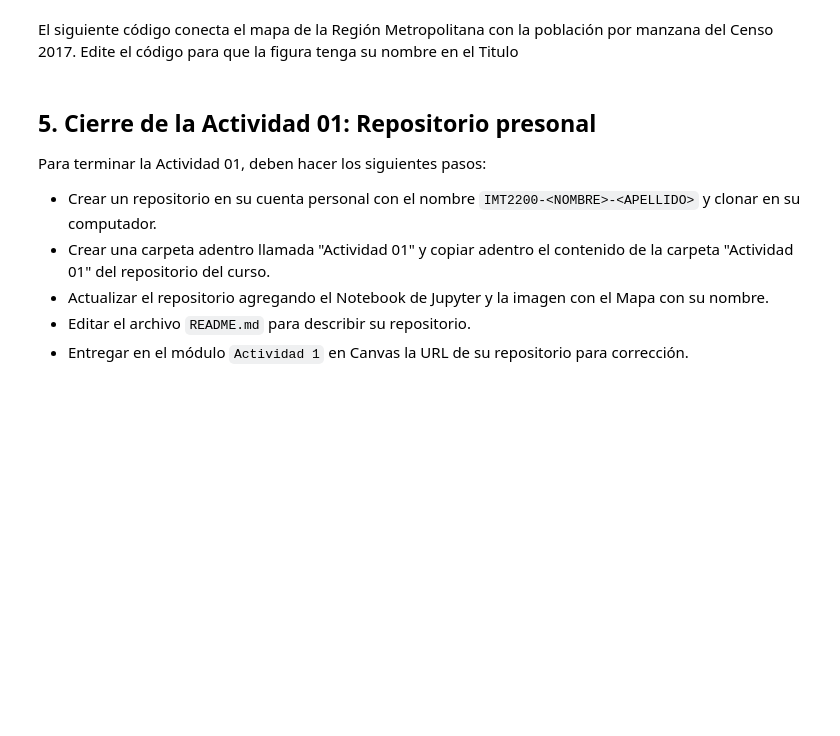
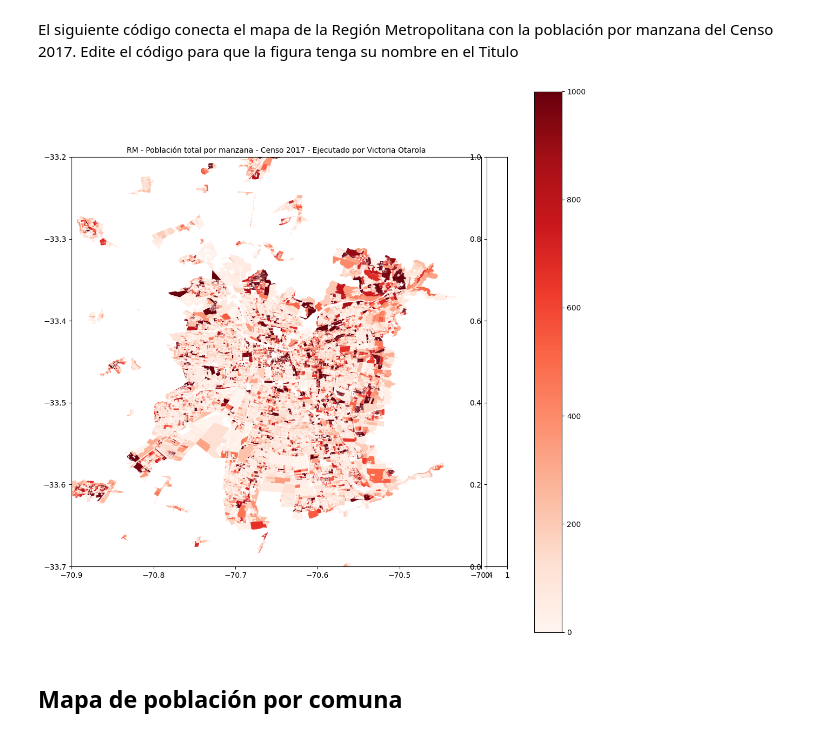
Before and after one commit to vickyotarola/IMT2200-Victoria-Otarola, a Jupyter notebook: Actividad 01/IMT2200 - Actividad 01.ipynb, the cells around one changed output. Saved outputs shown, nothing was run; the diff lists cells and outputs as text; code cells hidden in the pictures; blank space fills up the shorter version.

Commit message:
agrego cositas al notebook

```diff
--- a/Actividad 01/IMT2200 - Actividad 01.ipynb
+++ b/Actividad 01/IMT2200 - Actividad 01.ipynb
@@ -84,40 +150,35 @@ El siguiente código conecta el mapa de la Región Metropolitana con la poblaci
 # %%
 from mpl_toolkits.axes_grid1 import make_axes_locatable
 import matplotlib.colors as colors
 
 #Crear figura y ejes
 fig=plt.figure(figsize=(13,13))
 ax=fig.add_subplot(111)
 divider = make_axes_locatable(ax)
 cax = divider.append_axes("right", size="5%", pad=0.1)
 
 # cantidad de personas por manzana
 Z=manz['TOTAL_PERS']
 manz.plot(ax=ax, column='TOTAL_PERS', cmap='Reds', legend=True, vmin=0, vmax=1000)
 
 com_projected = com.to_crs(epsg=3857)
 com_projected.boundary.plot(ax=ax, lw=0.2, color='k')
 
 xlim=[-70.9,-70.4]
 ylim=[-33.7,-33.2]
 for x, y, label in zip(com_projected.geometry.centroid.x, com_projected.geometry.centroid.y, com_projected.NOM_COMUNA):
     if xlim[0]<x<xlim[1] and ylim[0]<y<ylim[1]:
         ax.text(x, y, label, fontsize = 10)
 
 ax.set_xlim(xlim)
 ax.set_ylim(ylim);
 
 ## Reemplace 'XXX' por su apellido
-ax.set_title('RM - Población total por manzana - Censo 2017 - Ejecutado por XXXX',fontsize=10)
+ax.set_title('RM - Población total por manzana - Censo 2017 - Ejecutado por Victoria Otarola',fontsize=10)
 
 ## Reemplace 'XXX' por su apellido en el nombre del archivo de salida
-fig.savefig('PoblacionRM_C2017_XXXX.jpg')
+fig.savefig('PoblacionRM_C2017_Victoria_Otarola.jpg')
+# %% [output]
+[figure, added]
 # %% [markdown]
-## 5. Cierre de la Actividad 01: Repositorio presonal
-
-Para terminar la Actividad 01, deben hacer los siguientes pasos:
-- Crear un repositorio en su cuenta personal con el nombre ``IMT2200-<NOMBRE>-<APELLIDO>`` y clonar en su computador.
-- Crear una carpeta adentro llamada "Actividad 01" y copiar adentro el contenido de la carpeta "Actividad 01" del repositorio del curso.
-- Actualizar el repositorio agregando el Notebook de Jupyter y la imagen con el Mapa con su nombre.
-- Editar el archivo ``README.md`` para describir su repositorio.
-- Entregar en el módulo ``Actividad 1`` en Canvas la URL de su repositorio para corrección.
+## Mapa de población por comuna
```
Also changed, not shown: parts of 15 cells of this notebook.
